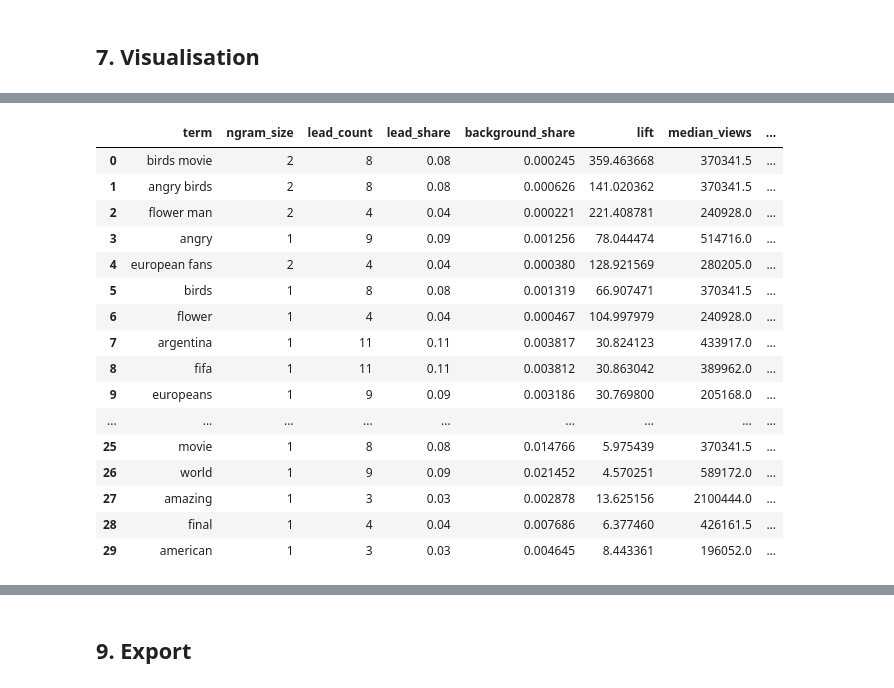
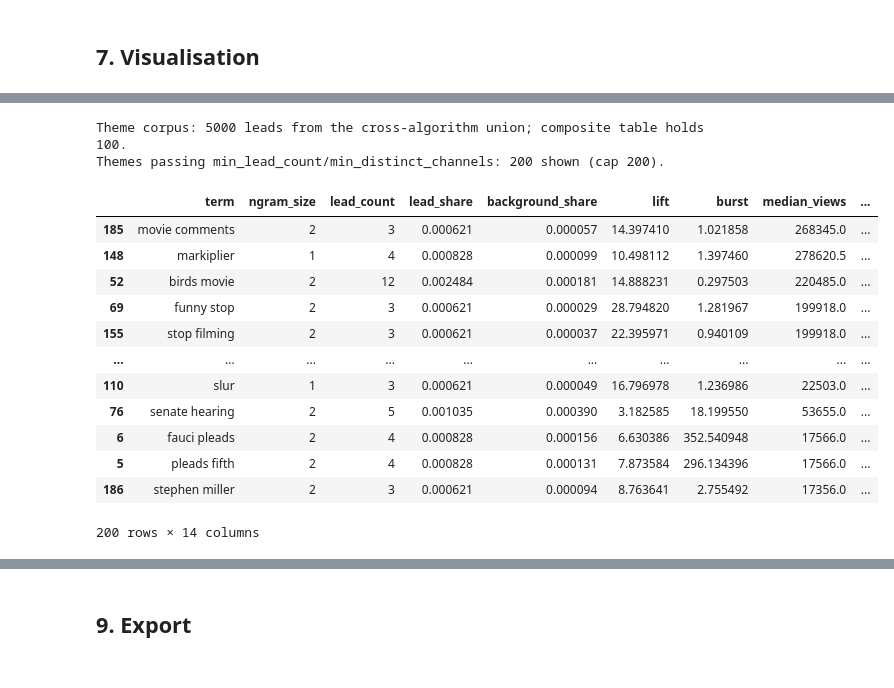
Before and after one commit to 4Fortune8/skimmer, a Jupyter notebook: notebooks/VideoIdeaLeads.ipynb, the cells around one changed output, grey strips where cells are left out. Saved outputs shown, nothing was run; the diff lists cells and outputs as text; code cells hidden in the pictures.

```diff
--- a/notebooks/VideoIdeaLeads.ipynb
+++ b/notebooks/VideoIdeaLeads.ipynb
@@ -355,6 +479,21 @@ algorithm_results, algorithms_from_cache = checkpoint.run_algorithms_cached(
     db_fingerprint_mode=CACHE_DB_FINGERPRINT,
 )
 print(f"Algorithm results: {'loaded from cache' if algorithms_from_cache else 'computed'}.")
+
+# Lead-scoped exclusions act on the cached scores rather than before scoring, so a rule added
+# after review costs a re-run of this cell instead of a full recompute. They are applied here,
+# above normalize_scores, so the percentile ranks feeding the composite are computed over the
+# population actually being ranked rather than over one that still contains the excluded rows.
+if LEAD_EXCLUSIONS:
+    _counts_before = {name: len(frame) for name, frame in algorithm_results.items()}
+    algorithm_results = exclusions.apply_to_results(algorithm_results, LEAD_EXCLUSIONS)
+    exclusion_removals = pd.Series(
+        {name: _counts_before[name] - len(frame) for name, frame in algorithm_results.items()},
+        name='rows_removed',
+    ).rename_axis('algorithm')
+    print(f'Lead-scoped exclusions: {len(LEAD_EXCLUSIONS)} rule(s) removed {int(exclusion_removals.sum()):,} scored rows.')
+    display(exclusion_removals.to_frame())
+
 algorithm_counts = pd.Series({name: len(frame) for name, frame in algorithm_results.items()}, name='lead_count')
 display(algorithm_counts.to_frame())
 for frame in algorithm_results.values():
@@ -531,6 +674,8 @@ def _cached_load_analysis_frame(*args, **kwargs):
     assert kwargs.get('exclude_shorts') == EXCLUDE_SHORTS
     assert kwargs.get('shorts_max_duration_seconds') == SHORTS_MAX_DURATION_SECONDS
     assert kwargs.get('drop_unknown_duration') == DROP_UNKNOWN_DURATION
+    assert kwargs.get('english_only') == ENGLISH_ONLY
+    assert kwargs.get('keep_unknown_language') == KEEP_UNKNOWN_LANGUAGE
     return full_df, snapshots
 
 def _cached_run_algorithms(*args, **kwargs):
@@ -549,6 +694,8 @@ try:
         exclude_shorts=EXCLUDE_SHORTS,
         shorts_max_duration_seconds=SHORTS_MAX_DURATION_SECONDS,
         drop_unknown_duration=DROP_UNKNOWN_DURATION,
+        english_only=ENGLISH_ONLY,
+        keep_unknown_language=KEEP_UNKNOWN_LANGUAGE,
         verify_shorts=VERIFY_SHORTS,
         verify_shorts_max_workers=VERIFY_SHORTS_MAX_WORKERS,
         verify_shorts_timeout=VERIFY_SHORTS_TIMEOUT,
@@ -578,6 +725,7 @@ if int(shorts_probe_summary.get('undetermined', 0) or 0) > 0:
 composite_columns = [
     'title',
     'channel_name',
+    'channel_language',
     'subscribers',
     'video_count',
     'views',
@@ -703,26 +853,40 @@ plt.show()
 # %%
+# Themes are extracted from the same cross-algorithm lead union the pipeline feeds `topics.score`,
+# not from the final TOP_N composite table. TOP_N distinct titles cannot support `min_lead_count=3`
+# for more than a few dozen terms, so sourcing this cell from `composite_leads` pinned the output
+# near 35 themes no matter how large the display slice was. The union is resolved back through
+# `full_df` so the rows carry the enriched columns (`views`, `views_per_sub`, `category_id`) the
+# theme aggregates are computed from.
+MAX_THEMES = 200
+
 theme_params = copy.deepcopy(PARAMS.get('topics', {}))
-top_themes = topics.extract_themes(composite_leads, background=full_df, **theme_params).head(30)
-display(top_themes)
+theme_union = ra_leads._topic_input_leads(algorithm_results, max_leads=theme_params.pop('max_input_leads', 5_000))
+theme_leads = full_df[full_df['video_id'].astype(str).isin(set(theme_union['video_id'].astype(str)))]
+print(f'Theme corpus: {len(theme_leads)} leads from the cross-algorithm union; composite table holds {len(composite_leads)}.')
 
-niche_saturation = topics.niche_saturation(full_df, composite_leads, **theme_params)
+# `extract_themes` already ranks by its composite (lift x log lead_count x log effective_channels
+# x burst), so the slice is taken on that ranking and only reordered for reading. Selecting on
+# `median_views_per_sub` instead would pick 200 of ~3.3k terms by a median over as few as
+# `min_lead_count` videos, which surfaces long-tail noise over genuine recurring themes.
+top_themes = topics.extract_themes(theme_leads, background=full_df, **theme_params).head(MAX_THEMES).sort_values(by='median_views_per_sub', ascending=False)
+print(f'Themes passing min_lead_count/min_distinct_channels: {len(top_themes)} shown (cap {MAX_THEMES}).')
+
+niche_saturation = topics.niche_saturation(full_df, theme_leads, **theme_params)
 display(niche_saturation)
 # %% [output]
+Theme corpus: 5000 leads from the cross-algorithm union; composite table holds 100.
+Themes passing min_lead_count/min_distinct_channels: 200 shown (cap 200).
-|  | term | ngram_size | lead_count | lead_share | background_share | lift | median_views | ... |
-| 0 | birds movie | 2 | 8 | 0.08 | 0.000245 | 359.463668 | 370341.5 | ... |
-| 1 | angry birds | 2 | 8 | 0.08 | 0.000626 | 141.020362 | 370341.5 | ... |
-| 2 | flower man | 2 | 4 | 0.04 | 0.000221 | 221.408781 | 240928.0 | ... |
-| 3 | angry | 1 | 9 | 0.09 | 0.001256 | 78.044474 | 514716.0 | ... |
-| 4 | european fans | 2 | 4 | 0.04 | 0.000380 | 128.921569 | 280205.0 | ... |
-| 5 | birds | 1 | 8 | 0.08 | 0.001319 | 66.907471 | 370341.5 | ... |
-| 6 | flower | 1 | 4 | 0.04 | 0.000467 | 104.997979 | 240928.0 | ... |
-| 7 | argentina | 1 | 11 | 0.11 | 0.003817 | 30.824123 | 433917.0 | ... |
-| 8 | fifa | 1 | 11 | 0.11 | 0.003812 | 30.863042 | 389962.0 | ... |
-| 9 | europeans | 1 | 9 | 0.09 | 0.003186 | 30.769800 | 205168.0 | ... |
-| ... | ... | ... | ... | ... | ... | ... | ... | ... |
-| 25 | movie | 1 | 8 | 0.08 | 0.014766 | 5.975439 | 370341.5 | ... |
-| 26 | world | 1 | 9 | 0.09 | 0.021452 | 4.570251 | 589172.0 | ... |
-| 27 | amazing | 1 | 3 | 0.03 | 0.002878 | 13.625156 | 2100444.0 | ... |
-| 28 | final | 1 | 4 | 0.04 | 0.007686 | 6.377460 | 426161.5 | ... |
-| 29 | american | 1 | 3 | 0.03 | 0.004645 | 8.443361 | 196052.0 | ... |
+|  | term | ngram_size | lead_count | lead_share | background_share | lift | burst | median_views | ... |
+| 185 | movie comments | 2 | 3 | 0.000621 | 0.000057 | 14.397410 | 1.021858 | 268345.0 | ... |
+| 148 | markiplier | 1 | 4 | 0.000828 | 0.000099 | 10.498112 | 1.397460 | 278620.5 | ... |
+| 52 | birds movie | 2 | 12 | 0.002484 | 0.000181 | 14.888231 | 0.297503 | 220485.0 | ... |
+| 69 | funny stop | 2 | 3 | 0.000621 | 0.000029 | 28.794820 | 1.281967 | 199918.0 | ... |
+| 155 | stop filming | 2 | 3 | 0.000621 | 0.000037 | 22.395971 | 0.940109 | 199918.0 | ... |
+| ... | ... | ... | ... | ... | ... | ... | ... | ... | ... |
+| 110 | slur | 1 | 3 | 0.000621 | 0.000049 | 16.796978 | 1.236986 | 22503.0 | ... |
+| 76 | senate hearing | 2 | 5 | 0.001035 | 0.000390 | 3.182585 | 18.199550 | 53655.0 | ... |
+| 6 | fauci pleads | 2 | 4 | 0.000828 | 0.000156 | 6.630386 | 352.540948 | 17566.0 | ... |
+| 5 | pleads fifth | 2 | 4 | 0.000828 | 0.000131 | 7.873584 | 296.134396 | 17566.0 | ... |
+| 186 | stephen miller | 2 | 3 | 0.000621 | 0.000094 | 8.763641 | 2.755492 | 17356.0 | ... |
+200 rows × 14 columns
 |  | category_id | category_name | distinct_channels | outlier_channels | total_videos | outlier_videos | ... |
```
Also changed, not shown: parts of 23 cells of this notebook, 25 other files.
